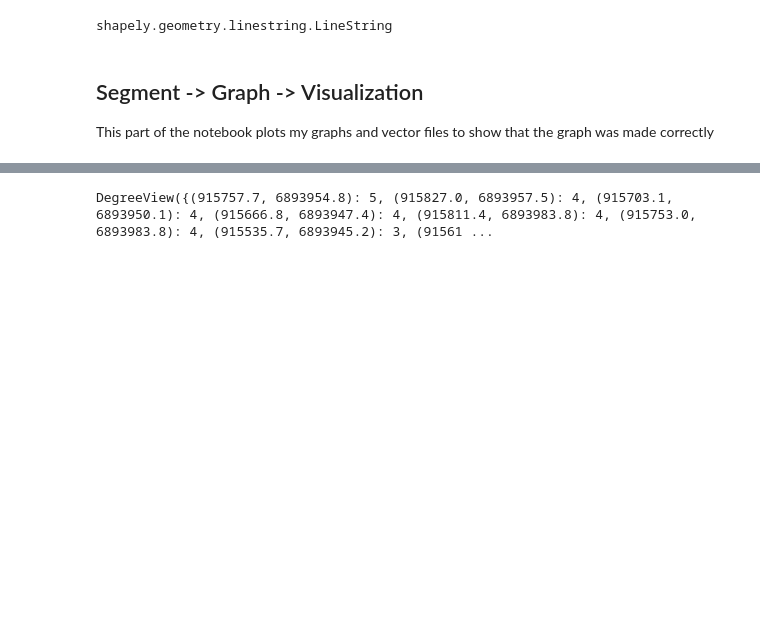
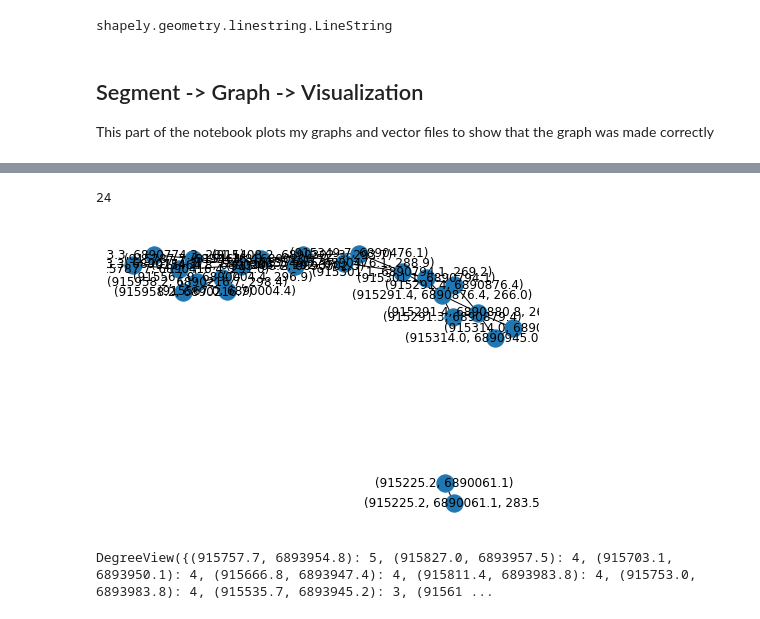
Before and after one commit to margokhokhlova/geomaps_with_pandas, a Jupyter notebook: graph_nx.ipynb, the cells around one changed output, grey strips where cells are left out. Cells and saved outputs as stored; diff of their text form; code cells hidden in the pictures; blank space fills up the shorter version.

```diff
--- a/graph_nx.ipynb
+++ b/graph_nx.ipynb
@@ -164,6 +206,8 @@ EdgeDataView([((915366.6, 6900109.6), (915421.7, 6900155.2), {'nature': 0}), ((9
 type(sg_single_water['geometry'].loc[0])
 # %% [output]
 shapely.geometry.linestring.LineString
+# %%
+M = nx.read_gpickle(name)
 # %% [markdown]
 ## Segment -> Graph -> Visualization
 This part of the notebook plots my graphs and vector files to show that the graph was made correctly
@@ -195,3 +239,9 @@ len(G)
+# %%
+nx.draw(M, with_labels = True)
+len(M)
+# %% [output]
+24
+[figure, added]
 # %%
 G.degree
 # %% [output]
```
Also changed, not shown: parts of 8 cells of this notebook.
